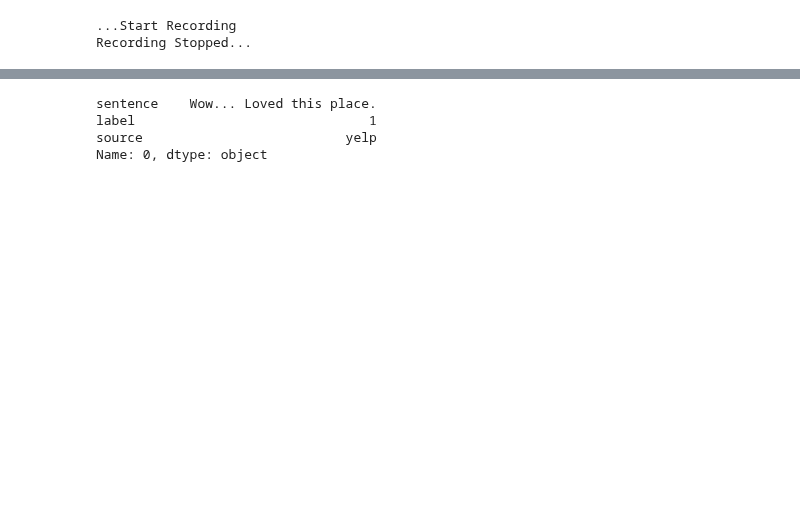
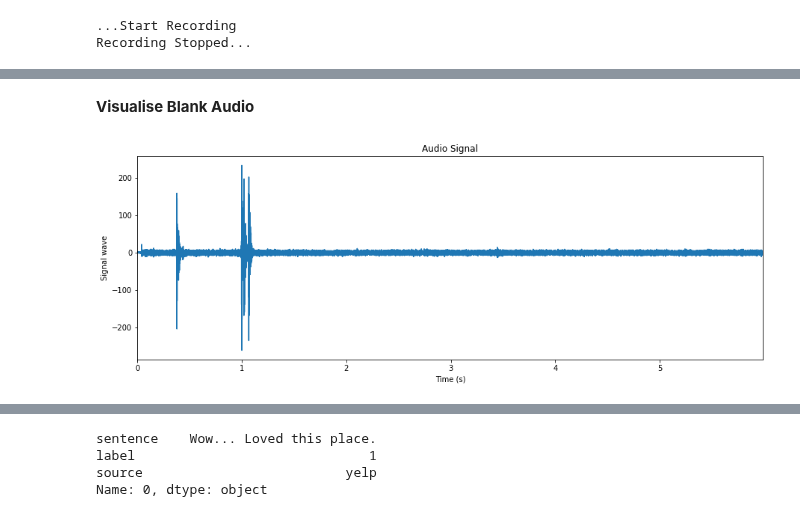
Before and after one commit to sunil3092/DBSEdu, a Jupyter notebook: Sem 2/Natural Language Processing/CA/NLP_Proj/NLP_Trial.ipynb, the cells around one changed output, grey strips where cells are left out. Drawn from its saved outputs; the diff is of its cells as text; code cells hidden in the pictures; blank space fills up the shorter version.

```diff
--- a/Sem 2/Natural Language Processing/CA/NLP_Proj/NLP_Trial.ipynb
+++ b/Sem 2/Natural Language Processing/CA/NLP_Proj/NLP_Trial.ipynb
@@ -47,0 +175,16 @@ Recording Stopped...
+# %% [markdown]
+**Visualise Blank Audio**
+# %%
+b_obj = wave.open("blank_output.wav")
+b_frames = b_obj.readframes(-1)
+signal_array = np.frombuffer(b_frames, dtype=np.int16)
+times = np.linspace(0, t_audio, num=b_obj.getnframes())
+plt.figure(figsize=(15, 5))
+plt.plot(times, signal_array)
+plt.title("Audio Signal")
+plt.ylabel("Signal wave")
+plt.xlabel("Time (s)")
+plt.xlim(0, t_audio)
+plt.show()
+# %% [output]
+[figure, added]
```
Also changed, not shown: parts of 37 cells of this notebook, 4 other files.
